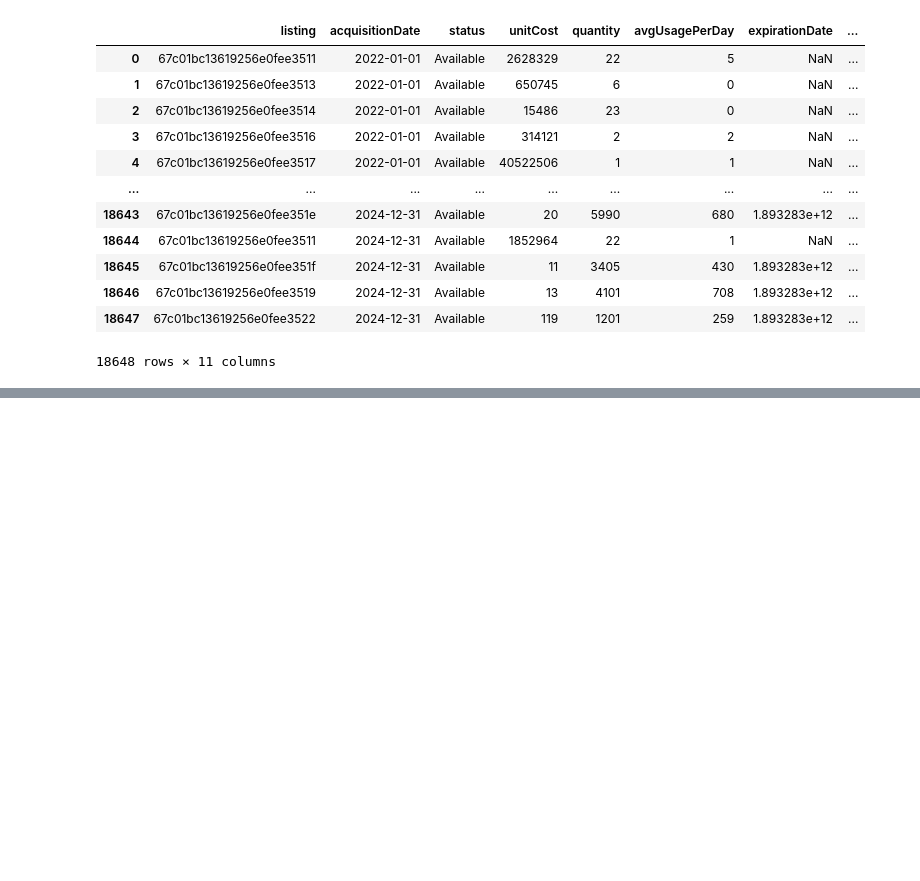
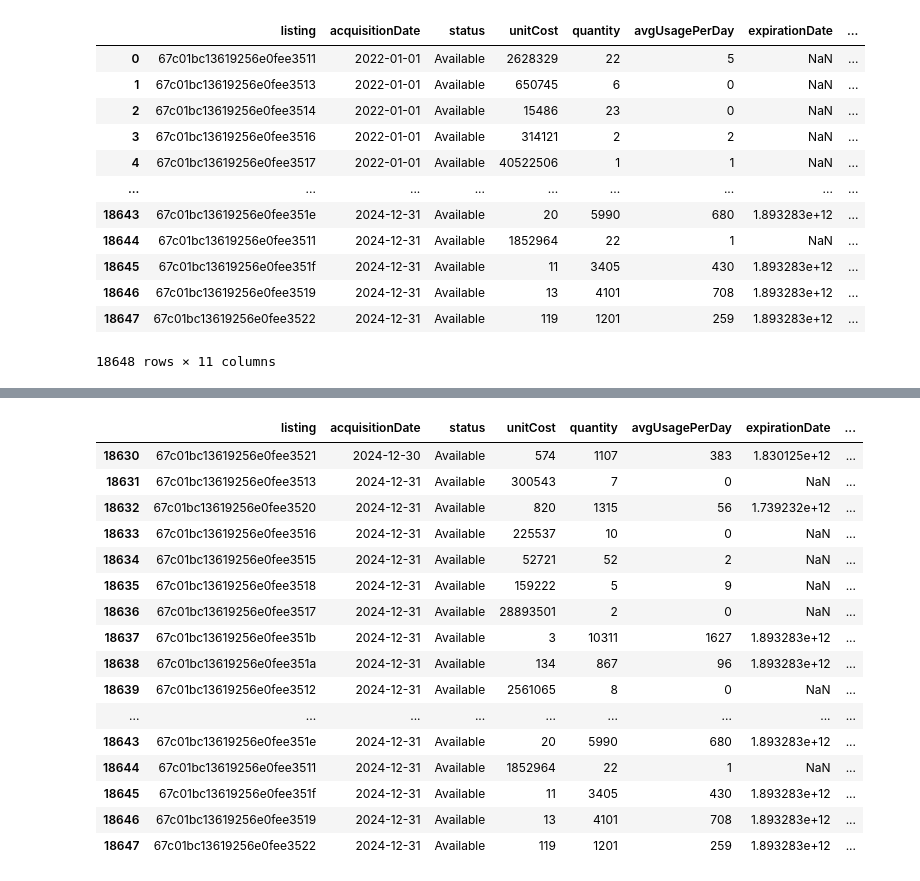
Before and after one commit to KubangPawis/hospital-inventory-demand-forecasting, a Jupyter notebook: synthetic_data_gen.ipynb, the cells around one changed output, grey strips where cells are left out. Saved outputs shown, nothing was run; the diff lists cells and outputs as text; code cells hidden in the pictures; blank space fills up the shorter version.

```diff
--- a/synthetic_data_gen.ipynb
+++ b/synthetic_data_gen.ipynb
@@ -1086,0 +1126,24 @@ File saved successfully!
+# %%
+stock_listing_latest = stock_listing_df3.copy()
+latest_date_per_item = stock_listing_latest.groupby('listing')['acquisitionDate'].transform('max')
+stock_listing_latest['isLatest'] = stock_listing_latest['acquisitionDate'] == latest_date_per_item
+stock_listing_latest = stock_listing_latest[stock_listing_latest['isLatest'] == True]
+stock_listing_latest
+# %% [output]
+|  | listing | acquisitionDate | status | unitCost | quantity | avgUsagePerDay | expirationDate | ... |
+| 18630 | 67c01bc13619256e0fee3521 | 2024-12-30 | Available | 574 | 1107 | 383 | 1.830125e+12 | ... |
+| 18631 | 67c01bc13619256e0fee3513 | 2024-12-31 | Available | 300543 | 7 | 0 | NaN | ... |
+| 18632 | 67c01bc13619256e0fee3520 | 2024-12-31 | Available | 820 | 1315 | 56 | 1.739232e+12 | ... |
+| 18633 | 67c01bc13619256e0fee3516 | 2024-12-31 | Available | 225537 | 10 | 0 | NaN | ... |
+| 18634 | 67c01bc13619256e0fee3515 | 2024-12-31 | Available | 52721 | 52 | 2 | NaN | ... |
+| 18635 | 67c01bc13619256e0fee3518 | 2024-12-31 | Available | 159222 | 5 | 9 | NaN | ... |
+| 18636 | 67c01bc13619256e0fee3517 | 2024-12-31 | Available | 28893501 | 2 | 0 | NaN | ... |
+| 18637 | 67c01bc13619256e0fee351b | 2024-12-31 | Available | 3 | 10311 | 1627 | 1.893283e+12 | ... |
+| 18638 | 67c01bc13619256e0fee351a | 2024-12-31 | Available | 134 | 867 | 96 | 1.893283e+12 | ... |
+| 18639 | 67c01bc13619256e0fee3512 | 2024-12-31 | Available | 2561065 | 8 | 0 | NaN | ... |
+| ... | ... | ... | ... | ... | ... | ... | ... | ... |
+| 18643 | 67c01bc13619256e0fee351e | 2024-12-31 | Available | 20 | 5990 | 680 | 1.893283e+12 | ... |
+| 18644 | 67c01bc13619256e0fee3511 | 2024-12-31 | Available | 1852964 | 22 | 1 | NaN | ... |
+| 18645 | 67c01bc13619256e0fee351f | 2024-12-31 | Available | 11 | 3405 | 430 | 1.893283e+12 | ... |
+| 18646 | 67c01bc13619256e0fee3519 | 2024-12-31 | Available | 13 | 4101 | 708 | 1.893283e+12 | ... |
+| 18647 | 67c01bc13619256e0fee3522 | 2024-12-31 | Available | 119 | 1201 | 259 | 1.893283e+12 | ... |
```
Also changed, not shown: parts of 13 cells of this notebook, 2 other files.
